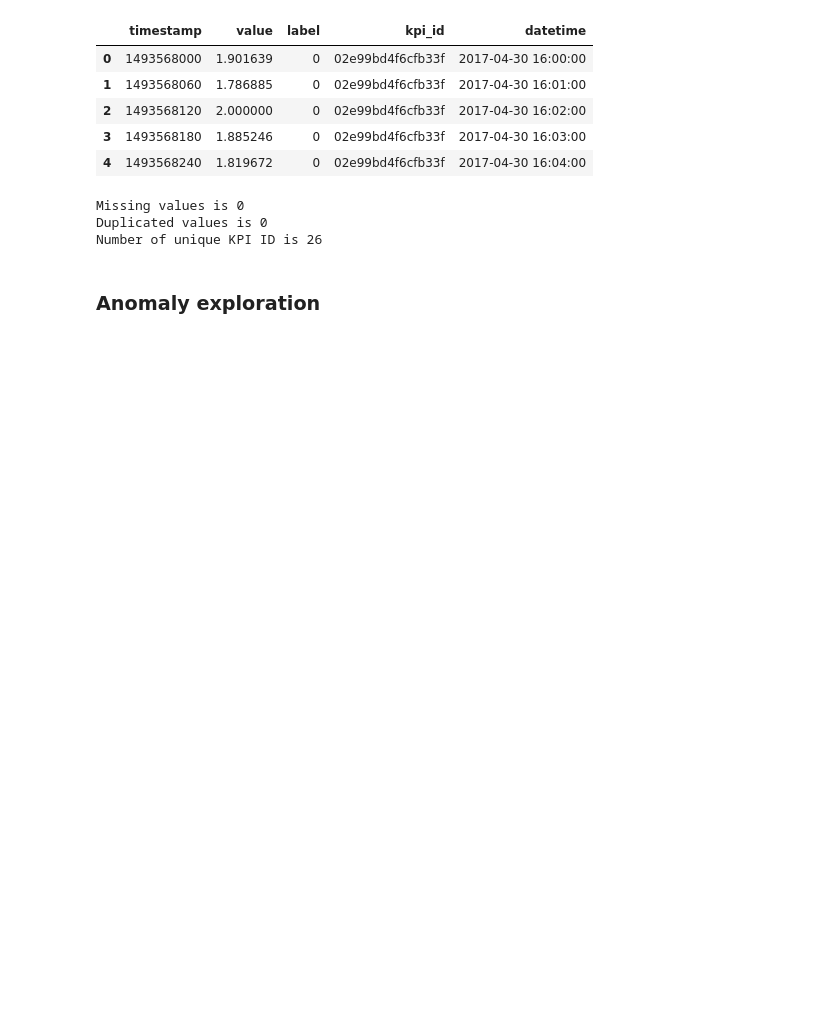
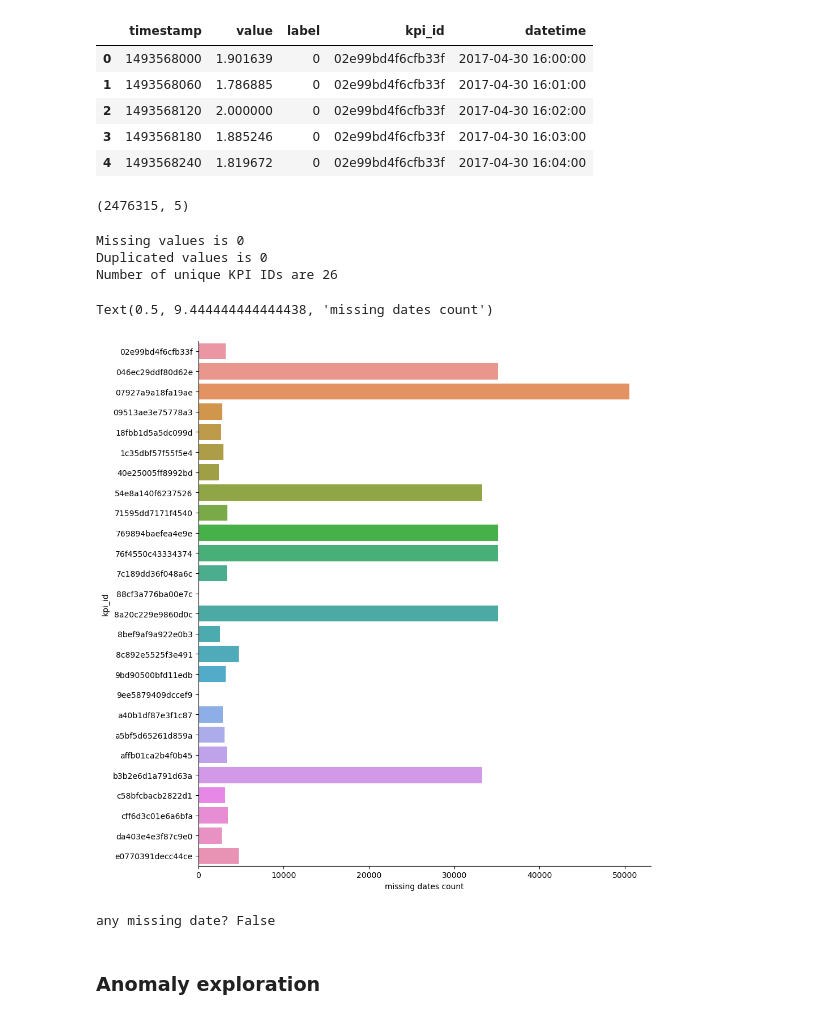
Before and after one commit to callmeeric5/TSA_Final, a Jupyter notebook: notebook/KPI_Anomaly_EDA.ipynb, the cells around one changed output. Saved outputs shown, nothing was run; the diff lists cells and outputs as text; code cells hidden in the pictures; blank space fills up the shorter version.

```diff
--- a/notebook/KPI_Anomaly_EDA.ipynb
+++ b/notebook/KPI_Anomaly_EDA.ipynb
@@ -48,14 +47,74 @@ df_train.head()
 | 2 | 1493568120 | 2.000000 | 0 | 02e99bd4f6cfb33f | 2017-04-30 16:02:00 |
 | 3 | 1493568180 | 1.885246 | 0 | 02e99bd4f6cfb33f | 2017-04-30 16:03:00 |
 | 4 | 1493568240 | 1.819672 | 0 | 02e99bd4f6cfb33f | 2017-04-30 16:04:00 |
+# %%
+df_train.shape
+# %% [output]
+(2476315, 5)
 # %%
 print(f"Missing values is {df_train.isnull().sum().sum()}")
 print(f"Duplicated values is {df_train.duplicated().sum()}")
-print(f"Number of unique KPI ID is {df_train.kpi_id.nunique()}")
+print(f"Number of unique KPI IDs are {df_train.kpi_id.nunique()}")
 # %% [output]
 Missing values is 0
 Duplicated values is 0
-Number of unique KPI ID is 26
+Number of unique KPI IDs are 26
+# %%
+missing_date_per_kip = (
+    df_train.groupby("kpi_id")
+    .apply(
+        lambda x: pd.Series(
+            pd.date_range(
+                start=x.datetime.min(), end=x.datetime.max(), freq="1min"
+            ).difference(x.datetime)
+        )
+    )
+    .reset_index(drop=False)
+)
+missing_date_per_kip = missing_date_per_kip.rename(columns={0: "datetime"}).drop(
+    columns=["level_1"]
+)
+sns.catplot(
+    y="kpi_id", x=None, data=missing_date_per_kip, kind="count", orient="h", height=10
+)
+plt.xlabel("missing dates count")
+# %% [output]
+Text(0.5, 9.444444444444438, 'missing dates count')
+[figure, added]
+# %%
+def fill_na(data):
+    start = data.datetime.min()
+    end = data.datetime.max()
+    idx = pd.date_range(start=start, end=end, freq="1min")
+    data.set_index("datetime", inplace=True)
+    data = data.reindex(idx)
+
+    data.timestamp = data.index.astype(int) / 10**9
+    data.kpi_id = data.kpi_id.unique()[0]
+
+    data.fillna(
+        method="ffill", inplace=True
+    )  # ffill: propagate last valid observation forward to next valid
+    return data.reset_index(drop=False).rename(columns={"index": "datetime"})
+
+
+df_train = df_train.groupby("kpi_id").apply(fill_na).reset_index(drop=True)
+missing_date_per_kip = (
+    df_train.groupby("kpi_id")
+    .apply(
+        lambda x: pd.Series(
+            pd.date_range(start=x.datetime.min(), end=x.datetime.max(), freq="1min")
+            .difference(x.datetime)
+            .size
+        )
+    )
+    .reset_index(drop=False)
+    .rename(columns={0: "missing_dates"})
+)
+
+print(f"any missing date? {missing_date_per_kip.missing_dates.any()}")
+# %% [output]
+any missing date? False
 # %% [markdown]
 ### Anomaly exploration
 # %%
```
Also changed, not shown: parts of 20 cells of this notebook, 3 other files.
